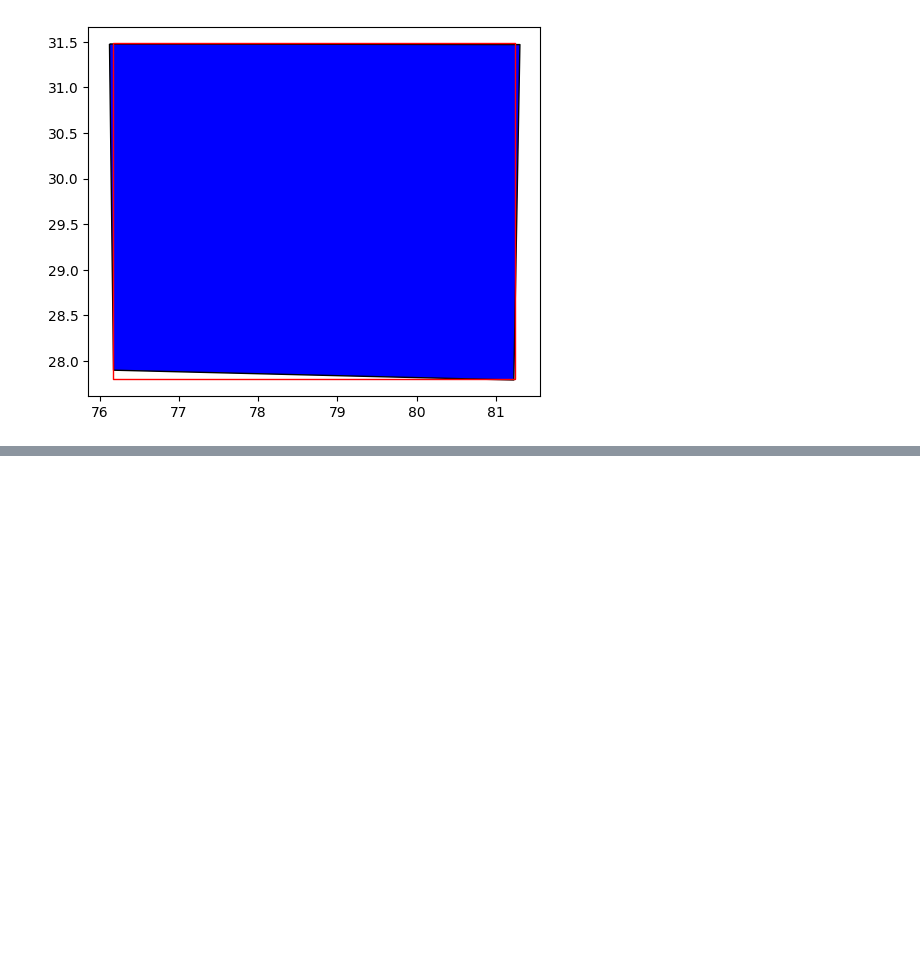
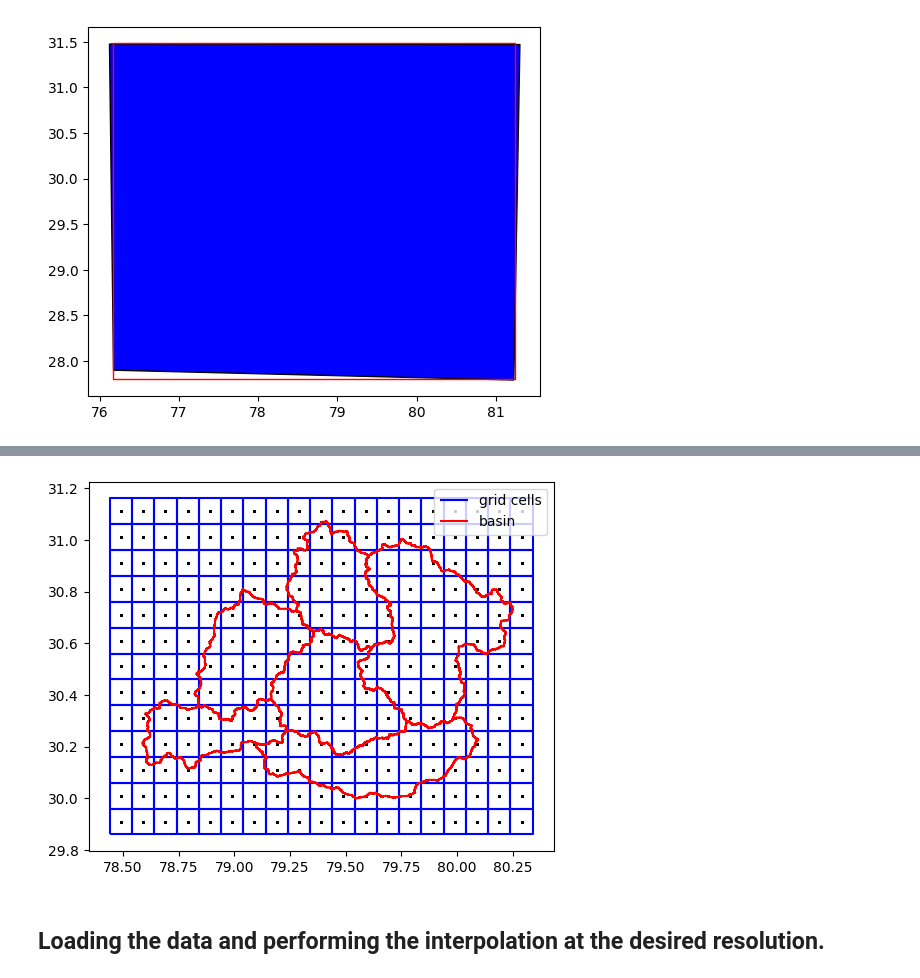
Before and after one commit to sonjaove/ML-hands-on, a Jupyter notebook: course_work/pasthistory.ipynb, the cells around one changed output, grey strips where cells are left out. Drawn from its saved outputs; the diff is of its cells as text; code cells hidden in the pictures; blank space fills up the shorter version.

```diff
--- a/course_work/pasthistory.ipynb
+++ b/course_work/pasthistory.ipynb
@@ -197,0 +247,19 @@ maxy=31.400000000000002
+# %%
+grid=[]
+for cell in grids:
+    polygon = Polygon(list(zip(cell['X'], cell['Y'])))
+    grid.append(polygon)
+
+grid_gdf = gpd.GeoDataFrame({'geometry': grid}, crs=shape_file.crs)
+grid_gdf = gpd.GeoDataFrame({'geometry': grid}, crs=shape_file.crs)
+# %%
+fig, ax = plt.subplots()
+ax.scatter(xc_out, yc_out, s=1, color='black')
+grid_gdf.boundary.plot(ax=ax, color='blue', label='grid cells')
+shape_file.boundary.plot(ax=ax, color='red',label='basin')
+plt.legend()
+plt.show()
+# %% [output]
+[figure, added]
+# %% [markdown]
+## Loading the data and performing the interpolation at the desired resolution.
```
Also changed, not shown: parts of 13 cells of this notebook, 11 other files.
